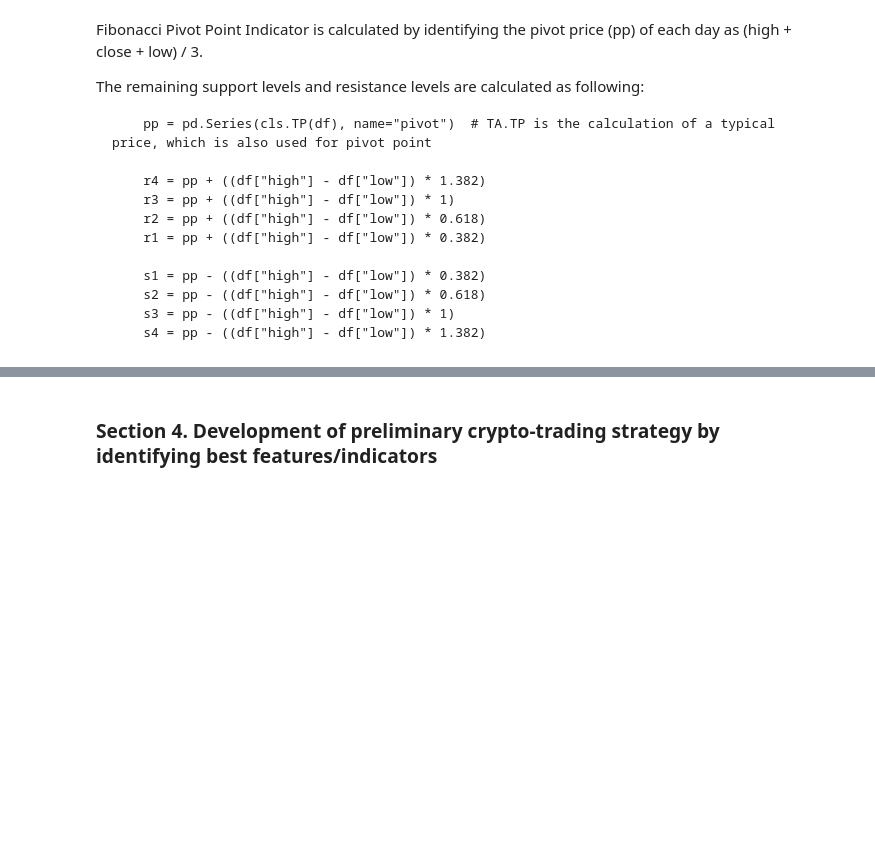
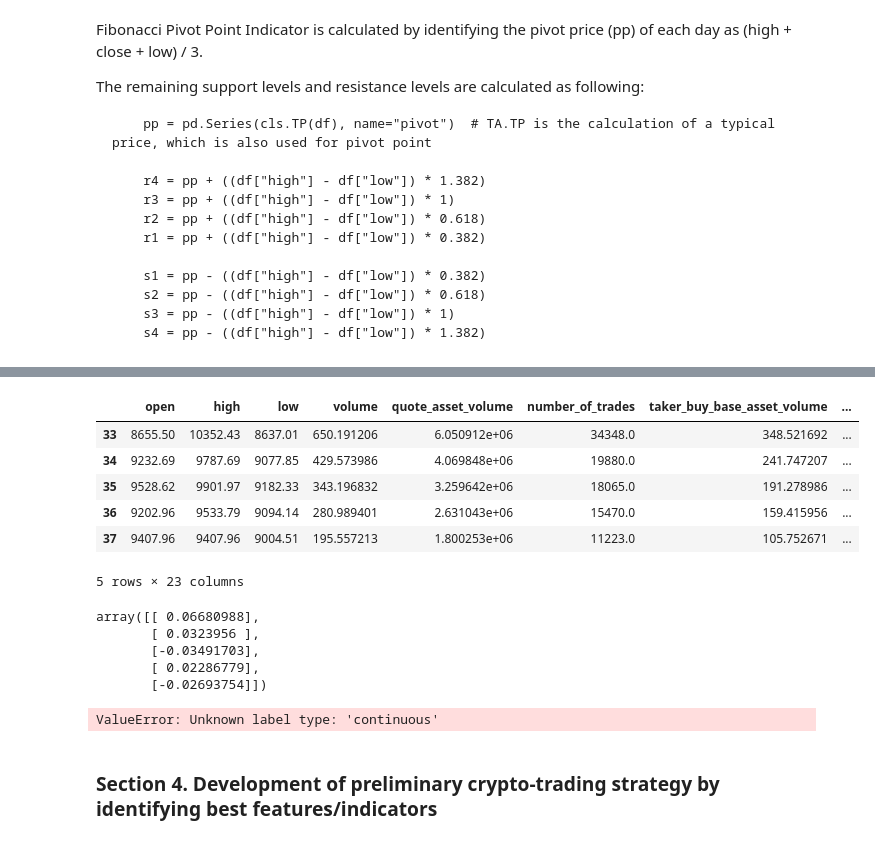
Before and after one commit to Drewmyself2code/Fintech_Project_2, a Jupyter notebook: Development_Code/cryptosurfer.ipynb, the cells around one changed output, grey strips where cells are left out. Saved outputs shown, nothing was run; the diff lists cells and outputs as text; code cells hidden in the pictures; blank space fills up the shorter version.

```diff
--- a/Development_Code/cryptosurfer.ipynb
+++ b/Development_Code/cryptosurfer.ipynb
@@ -195,0 +331,25 @@ bitcoin_volume_df.corr()
+# %%
+bitcoin_momentum_features = bitcoin_momentum_df.copy().dropna()
+# %%
+# Define momentum indicator features
+X = bitcoin_momentum_features.copy()
+X.drop(["open_time", "close_time", "close", "returns"], axis=1, inplace=True)
+X.head()
+# %% [output]
+|  | open | high | low | volume | quote_asset_volume | number_of_trades | taker_buy_base_asset_volume | ... |
+| 33 | 8655.50 | 10352.43 | 8637.01 | 650.191206 | 6.050912e+06 | 34348.0 | 348.521692 | ... |
+| 34 | 9232.69 | 9787.69 | 9077.85 | 429.573986 | 4.069848e+06 | 19880.0 | 241.747207 | ... |
+| 35 | 9528.62 | 9901.97 | 9182.33 | 343.196832 | 3.259642e+06 | 18065.0 | 191.278986 | ... |
+| 36 | 9202.96 | 9533.79 | 9094.14 | 280.989401 | 2.631043e+06 | 15470.0 | 159.415956 | ... |
+| 37 | 9407.96 | 9407.96 | 9004.51 | 195.557213 | 1.800253e+06 | 11223.0 | 105.752671 | ... |
+5 rows × 23 columns
+# %%
+# Define the target vector for Momentum strategy
+y = bitcoin_momentum_features["returns"].values.reshape(-1, 1)
+y[:5]
+# %% [output]
+array([[ 0.06680988],
+       [ 0.0323956 ],
+       [-0.03491703],
+       [ 0.02286779],
+       [-0.02693754]])
@@ -196,3 +372,11 @@ bitcoin_volume_df.corr()
+# %%
+# Fit the model
+rf_model = rf_model.fit(X_train_scaled, y_train)
+
+# Making predictions using the testing data
+predictions = rf_model.predict(X_test_scaled)
+# %% [output]
+ValueError: Unknown label type: 'continuous'
 # %% [markdown]
 ### Section 4. Development of preliminary crypto-trading strategy by identifying best features/indicators
 # %% [markdown]
```
Also changed, not shown: parts of 15 cells of this notebook.
